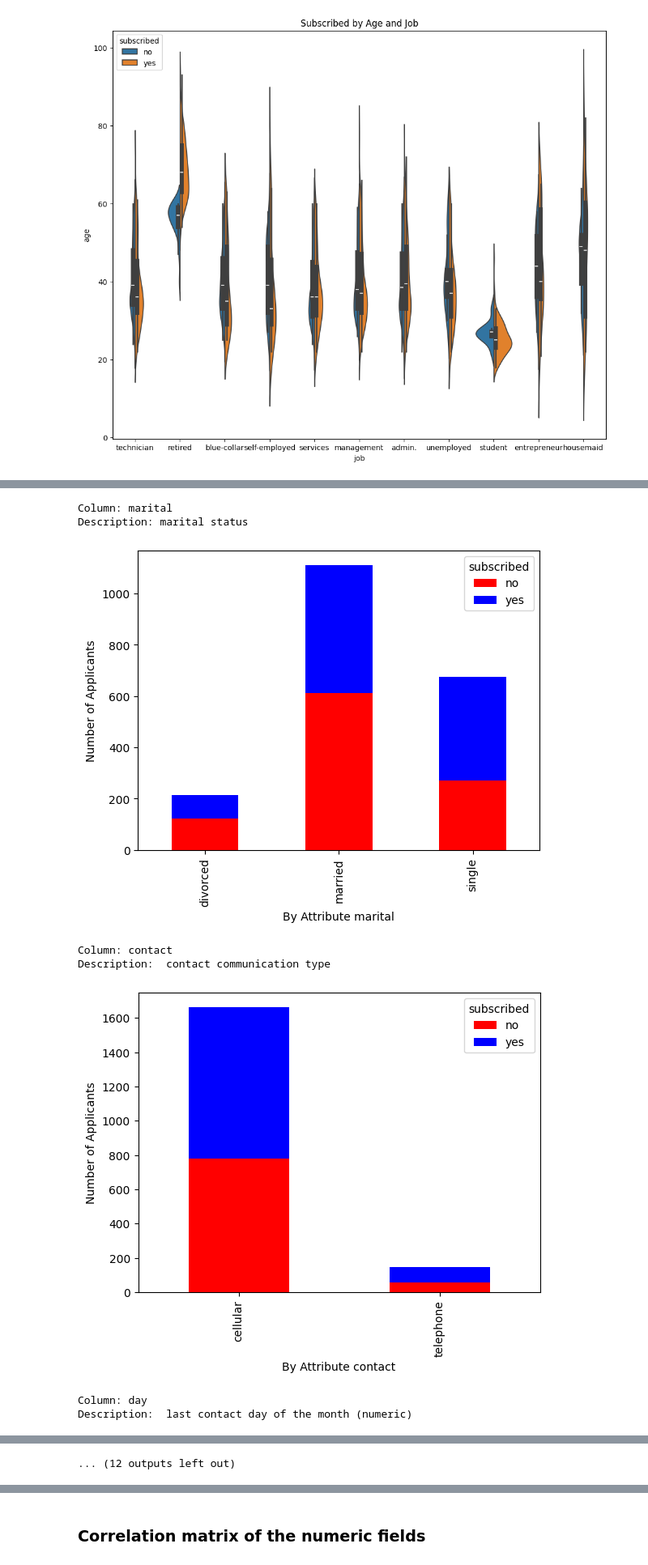
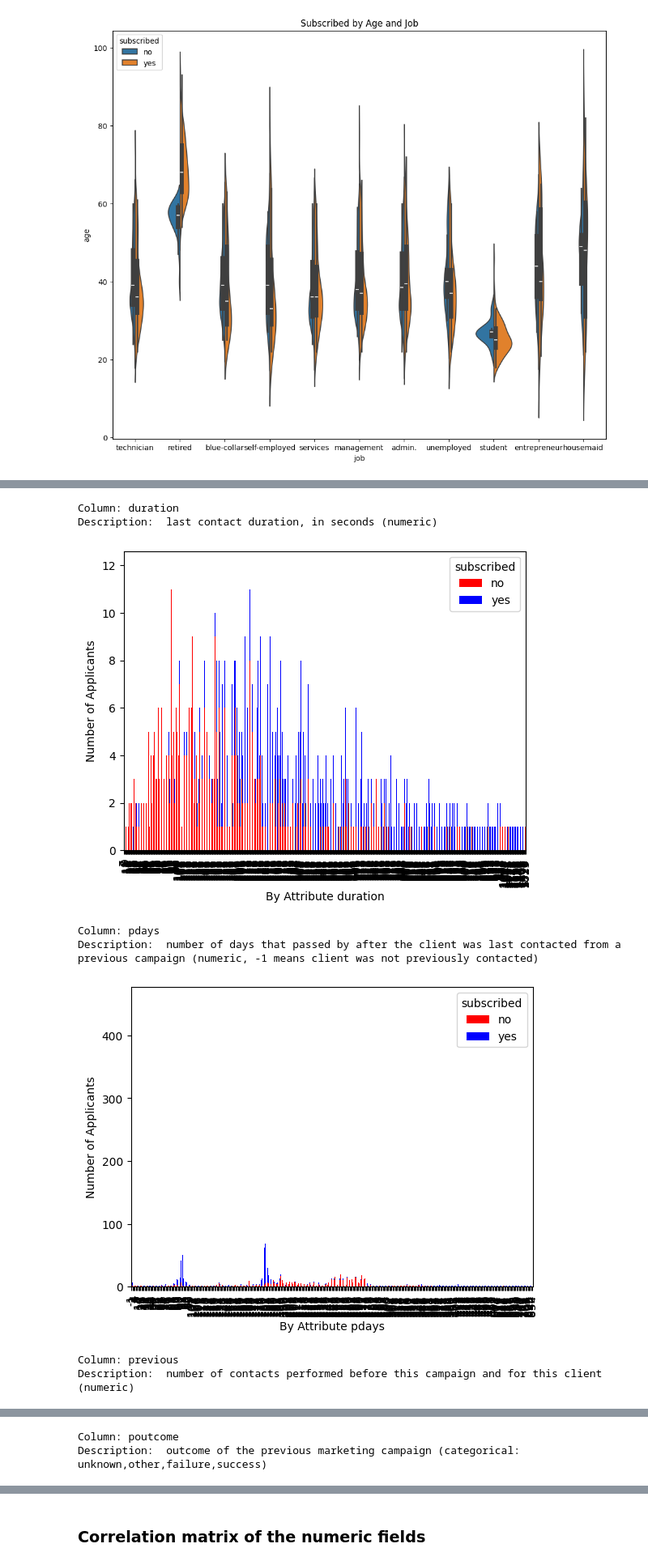
Before and after one commit to qaz73/ULAssignment-1, a Jupyter notebook: etivity1.ipynb, the cells around one changed output, grey strips where cells are left out. Shown at 81% size. Drawn from its saved outputs; the diff is of its cells as text; code cells hidden in the pictures.

Commit message:
more graphs for subscribed data

```diff
--- a/etivity1.ipynb
+++ b/etivity1.ipynb
@@ -205,0 +308,18 @@ plt.show()
+# %%
+column ='campaign'
+valueCounts = df[column].value_counts()
+
+total = valueCounts.sum()
+
+valueCounts['Total'] = total
+
+print(column + ' value_counts()')
+print (valueCounts);
+
+print(f"Description: {col_dict[column]}")
+
+crosstab_CL = pd.crosstab(df[column], df['subscribed'])
+crosstab_CL.plot(kind='bar', stacked=True, color=['red', 'blue'])
+plt.xlabel('By Attribute ' + column)
+plt.ylabel('Number of Applicants')
+plt.show()
@@ -220,7 +391,7 @@ plt.show()
 [figure]
 # %%
 # df.columns, exclude binary columns for the moment
-columns_to_graph = ['job','education','age','marital','contact','day','month','duration','campaign','pdays','previous','poutcome']
+columns_to_graph = ['age','day','month','duration','pdays','previous','poutcome']
 for column in columns_to_graph:
     print(f"Column: {column}")
     print(f"Description: {col_dict[column]}")
@@ -244,8 +415,8 @@ Description: age
-Column: marital
-Description: marital status
+Column: duration
+Description:  last contact duration, in seconds (numeric)
-[figure, old version]
+[figure, new version]
-Column: contact
-Description:  contact communication type
+Column: pdays
+Description:  number of days that passed by after the client was last contacted from a previous campaign (numeric, -1 means client was not previously contacted)
-[figure, old version]
+[figure, new version]
-Column: day
-Description:  last contact day of the month (numeric)
+Column: previous
+Description:  number of contacts performed before this campaign and for this client (numeric)
@@ -253 +424,2 @@ Description:  last contact day of the month (numeric)
-... (12 outputs left out)
+Column: poutcome
+Description:  outcome of the previous marketing campaign (categorical: unknown,other,failure,success)
```
Also changed, not shown: parts of 30 cells of this notebook.
